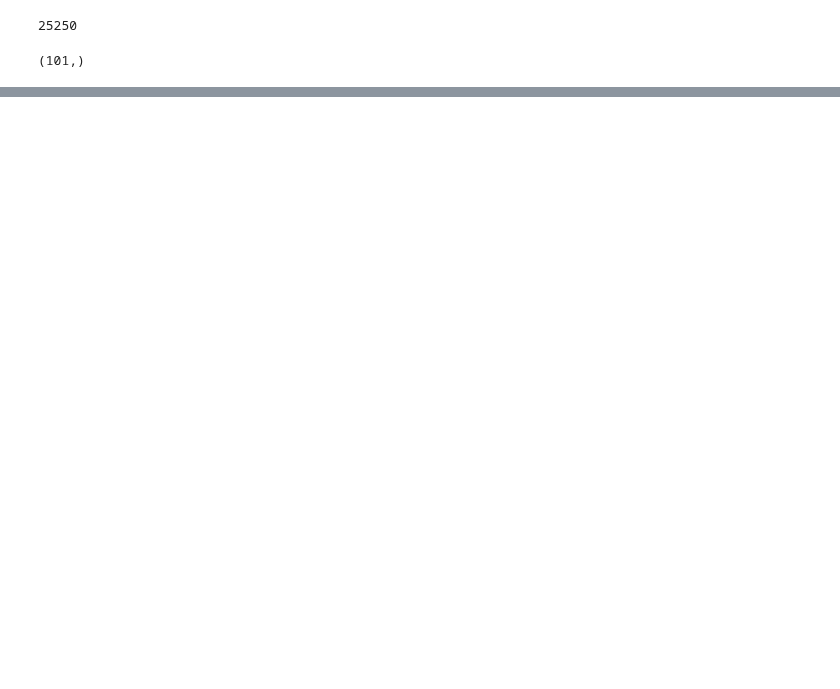
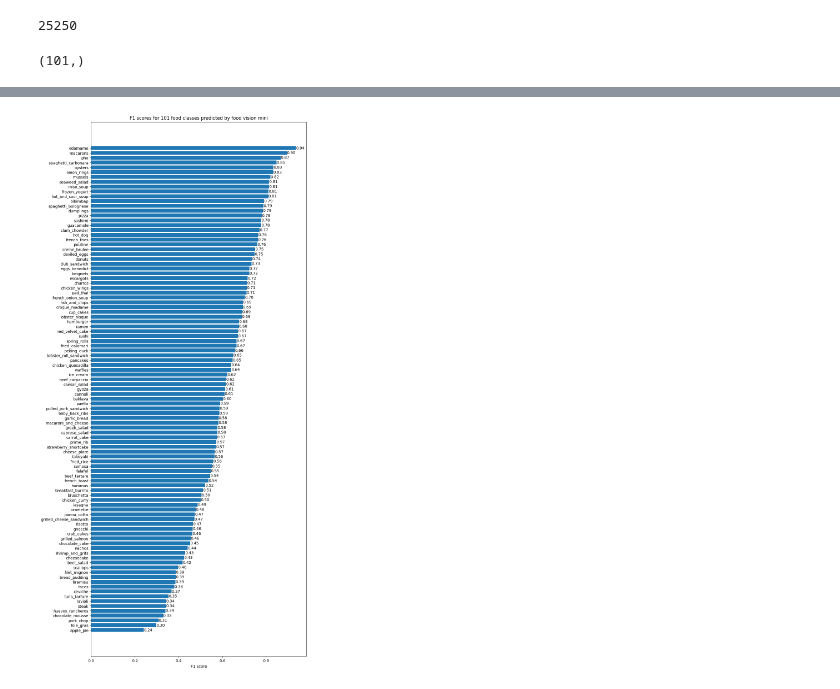
Before and after one commit to kacper-dobrow/tensorflow-course, a Jupyter notebook: 06_transfer_learning_in_tensorflow_part_3_scaling_up.ipynb, the cells around one changed output, grey strips where cells are left out. Saved outputs shown, nothing was run; the diff lists cells and outputs as text; code cells hidden in the pictures; blank space fills up the shorter version.

```diff
--- a/06_transfer_learning_in_tensorflow_part_3_scaling_up.ipynb
+++ b/06_transfer_learning_in_tensorflow_part_3_scaling_up.ipynb
@@ -419,0 +416,6 @@ preds_probs[0], len(preds_probs[0]), sum(preds_probs[0])
+# %%
+# Get the test data labels
+y_labels = []
+for images, labels in test_data.unbatch():
+  y_labels.append(labels.numpy().argmax())  #currently the labels are one-hot encoded where there's 1, we need the index to determine which class this is
+y_labels[:10]
@@ -419,0 +478,15 @@ preds_probs[0], len(preds_probs[0]), sum(preds_probs[0])
+# %%
+# Create a plot of class-respective scores
+classification_report_dict = classification_report(y_labels, pred_classes, output_dict=True)
+class_names = test_data.class_names
+# %%
+# Create empty dict
+class_f1_scores = {}
+# Loop through classification report dictionary items
+for k, v in classification_report_dict.items():
+  if k == "accuracy":
+    break
+  else:
+    # Add class names and F1 scores to dictionary
+    class_f1_scores[class_names[int(k)]] = v["f1-score"]
+class_f1_scores
@@ -419,0 +511,6 @@ preds_probs[0], len(preds_probs[0]), sum(preds_probs[0])
+# %%
+# Turn f1 scores into a dataframe
+import pandas as pd
+f1_scores = pd.DataFrame({"class_names": list(class_f1_scores.keys()),
+                          "f1-score": list(class_f1_scores.values())}).sort_values("f1-score", ascending=False)
+f1_scores
@@ -419,0 +531,13 @@ preds_probs[0], len(preds_probs[0]), sum(preds_probs[0])
+# %%
+import matplotlib.pyplot as plt
+fig, ax = plt.subplots(figsize=(10,25))
+
+scores = ax.barh(np.arange(len(f1_scores)), f1_scores["f1-score"].values) # we have as many slots as there are values and each one gets the respective f1 value
+ax.set_yticks(np.arange(len(f1_scores)))
+ax.set_yticklabels(f1_scores["class_names"])
+ax.set_xlabel("F1 score")
+ax.set_title("F1 scores for 101 food classes predicted by food vision mini")
+ax.invert_yaxis()
+ax.bar_label(scores, fmt="%.2f");
+# %% [output]
+[figure, added]
```
Also changed, not shown: parts of 25 cells of this notebook.
